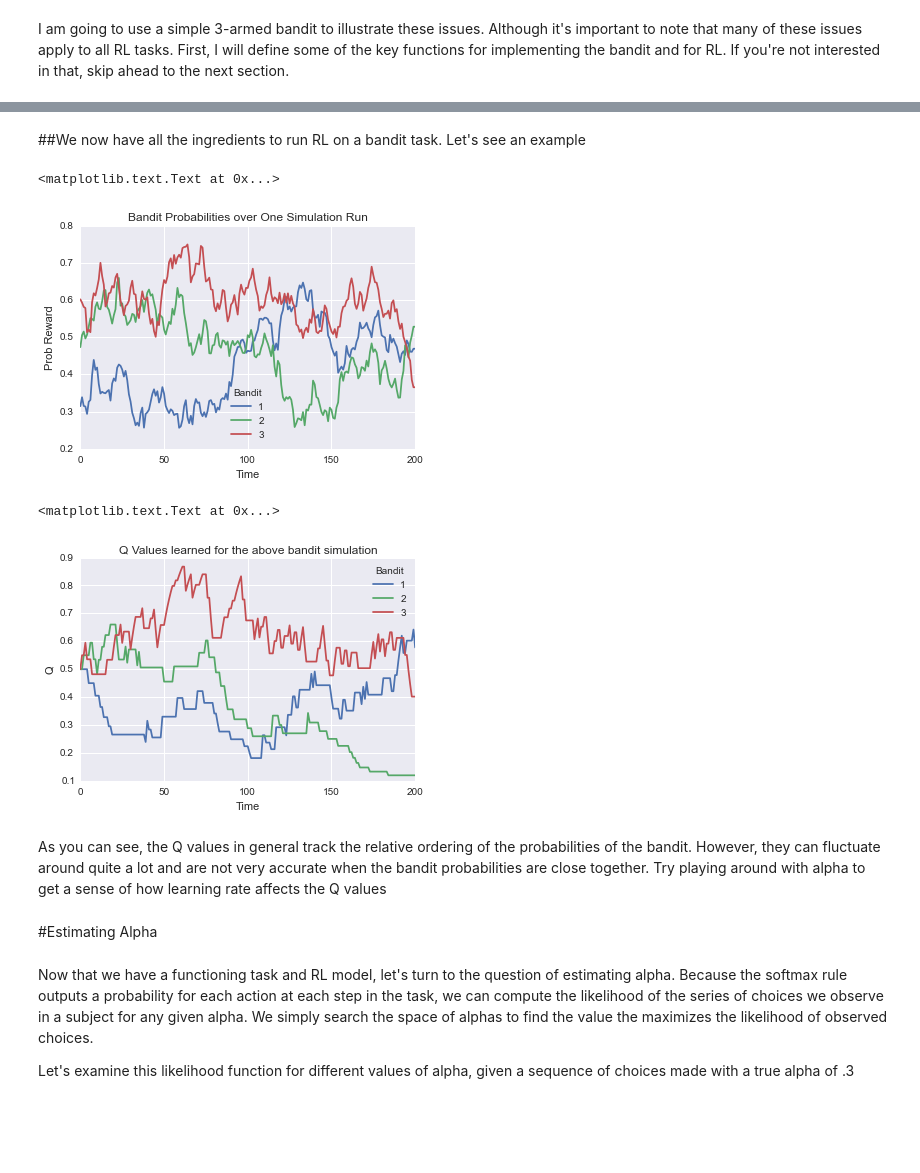
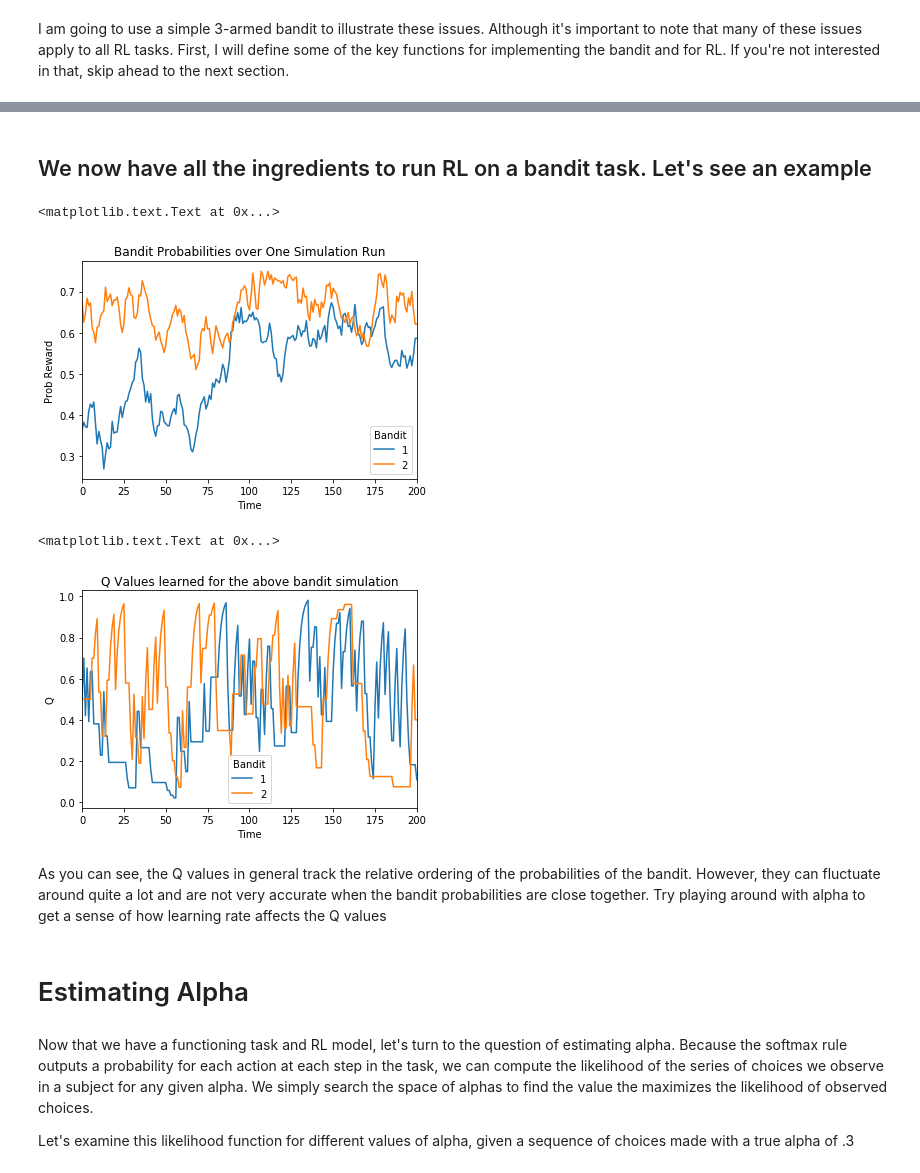
Before and after one commit to iancballard/RL-Tutorials, a Jupyter notebook: RL Parameter Identifiability.ipynb, the cells around one changed output, grey strips where cells are left out. Saved outputs shown, nothing was run; the diff lists cells and outputs as text; code cells hidden in the pictures; blank space fills up the shorter version.

```diff
--- a/RL Parameter Identifiability.ipynb
+++ b/RL Parameter Identifiability.ipynb
@@ -93,41 +93,41 @@ def run_simulation(ntrials,alpha,m,p_rew):
         Q,output = take_step(alpha,m,p_rew,i,Q,output)
     return Q,output
 # %% [markdown]
-##We now have all the ingredients to run RL on a bandit task. Let's see an example
+## We now have all the ingredients to run RL on a bandit task. Let's see an example
 # %%
 #define simulation parameters
 ntrials = 200
-nbandits= 3
-alpha = .1 #learning rate
+nbandits= 2
+alpha = .4 #learning rate
 m= 3.0 #inverse temperature
 rew_drift = .025 #std of prob drift for each reward
-p_rew_init = np.array([.35,.5,.65],ndmin=2) #initialize bandit
+p_rew_init = np.array([.35,.65],ndmin=2) #initialize bandit
 
 #run simulations
 p_rew = get_reward_trajectories(p_rew_init,ntrials)
 Q,output = run_simulation(ntrials,alpha,m,p_rew)
 # %%
 #visualize bandit probabilities
-df =pd.DataFrame({'Prob Reward':p_rew.ravel(),'Bandit':[1,2,3]*(ntrials+1),
+df =pd.DataFrame({'Prob Reward':p_rew.ravel(),'Bandit':[1,2]*(ntrials+1),
                   'Index':np.ones(len(p_rew.ravel())), 'Time':np.repeat(range(ntrials+1),nbandits)})
 sns.tsplot(data=df,value = 'Prob Reward', condition = 'Bandit',time='Time',unit = 'Index')
 plt.title('Bandit Probabilities over One Simulation Run')
 # %% [output]
 <matplotlib.text.Text at 0x...>
-[figure, old version]
+[figure, new version]
 # %%
 #visualize Q values
-df = pd.DataFrame({'Q':output['Q'].ravel(),'Bandit':[1,2,3]*(ntrials+1),
+df = pd.DataFrame({'Q':output['Q'].ravel(),'Bandit':[1,2]*(ntrials+1),
                   'Index':np.ones(len(p_rew.ravel())), 'Time':np.repeat(range(ntrials+1),nbandits)})
 sns.tsplot(data=df,value = 'Q', condition = 'Bandit',time='Time',unit = 'Index')
 plt.title('Q Values learned for the above bandit simulation')
 # %% [output]
 <matplotlib.text.Text at 0x...>
-[figure, old version]
+[figure, new version]
 # %% [markdown]
 As you can see, the Q values in general track the relative ordering of the probabilities of the bandit. However, they can fluctuate around quite a lot and are not very accurate when the bandit probabilities are close together. Try playing around with alpha to get a sense of how learning rate affects the Q values
 # %% [markdown]
-#Estimating Alpha
+# Estimating Alpha
 # %% [markdown]
 Now that we have a functioning task and RL model, let's turn to the question of estimating alpha. Because the softmax rule outputs a probability for each action at each step in the task, we can compute the likelihood of the series of choices we observe in a subject for any given alpha. We simply search the space of alphas to find the value the maximizes the likelihood of observed choices.
 
```
Also changed, not shown: parts of 12 cells of this notebook.
